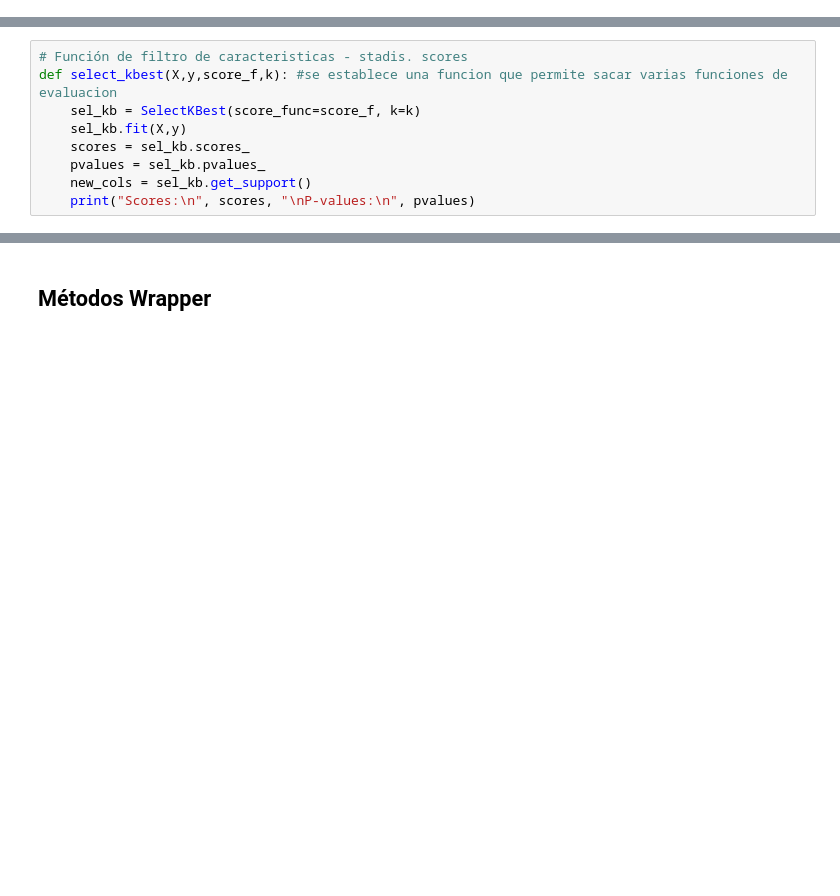
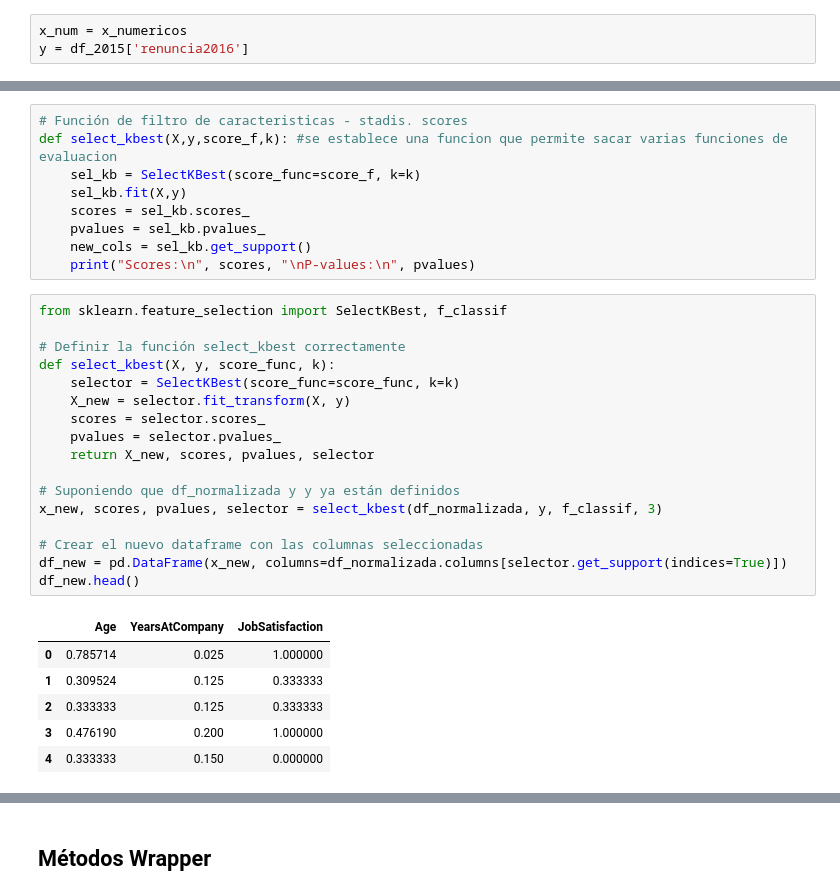
Before and after one commit to Leostark95/Analitica_3_Proyecto_1, a Jupyter notebook: d_Selección de Variables.ipynb, the cells around one changed output, grey strips where cells are left out. Drawn from its saved outputs; the diff is of its cells as text; blank space fills up the shorter version.

```diff
--- a/d_Selección de Variables.ipynb
+++ b/d_Selección de Variables.ipynb
@@ -123,0 +94,3 @@ x_num.head()
+# %%
+x_num = x_numericos
+y = df_2015['renuncia2016']
@@ -137,5 +112,29 @@ def select_kbest(X,y,score_f,k): #se establece una funcion que permite sacar var
     pvalues = sel_kb.pvalues_
     new_cols = sel_kb.get_support()
     print("Scores:\n", scores, "\nP-values:\n", pvalues)
+# %%
+from sklearn.feature_selection import SelectKBest, f_classif
+
+# Definir la función select_kbest correctamente
+def select_kbest(X, y, score_func, k):
+    selector = SelectKBest(score_func=score_func, k=k)
+    X_new = selector.fit_transform(X, y)
+    scores = selector.scores_
+    pvalues = selector.pvalues_
+    return X_new, scores, pvalues, selector
+
+# Suponiendo que df_normalizada y y ya están definidos
+x_new, scores, pvalues, selector = select_kbest(df_normalizada, y, f_classif, 3)
+
+# Crear el nuevo dataframe con las columnas seleccionadas
+df_new = pd.DataFrame(x_new, columns=df_normalizada.columns[selector.get_support(indices=True)])
+df_new.head()
+# %% [output]
+|  | Age | YearsAtCompany | JobSatisfaction |
+| 0 | 0.785714 | 0.025 | 1.000000 |
+| 1 | 0.309524 | 0.125 | 0.333333 |
+| 2 | 0.333333 | 0.125 | 0.333333 |
+| 3 | 0.476190 | 0.200 | 1.000000 |
+| 4 | 0.333333 | 0.150 | 0.000000 |
 # %%
 #F Classif
```
Also changed, not shown: parts of 14 cells of this notebook, 1 other file.
